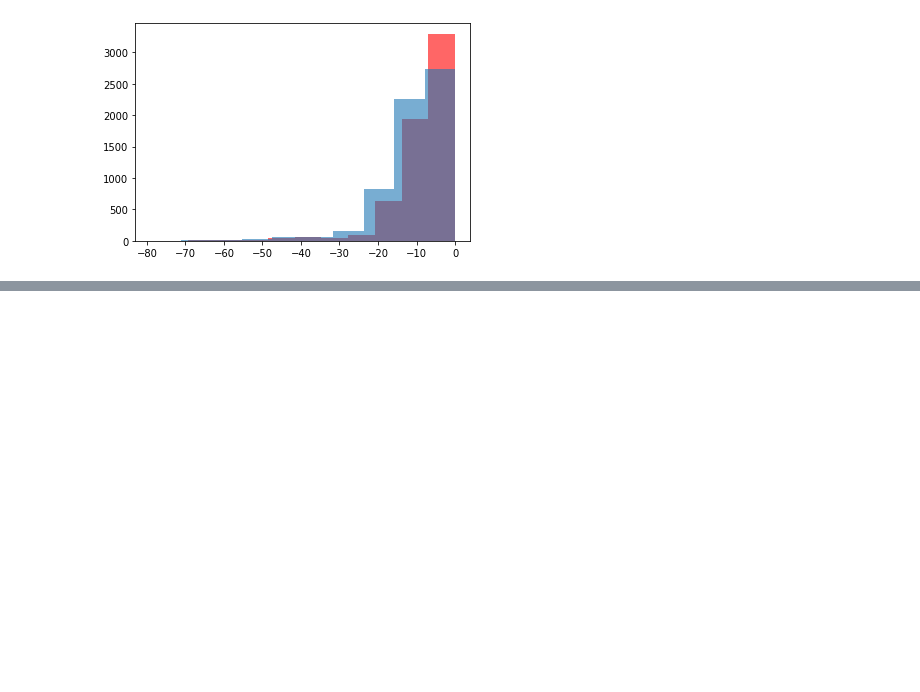
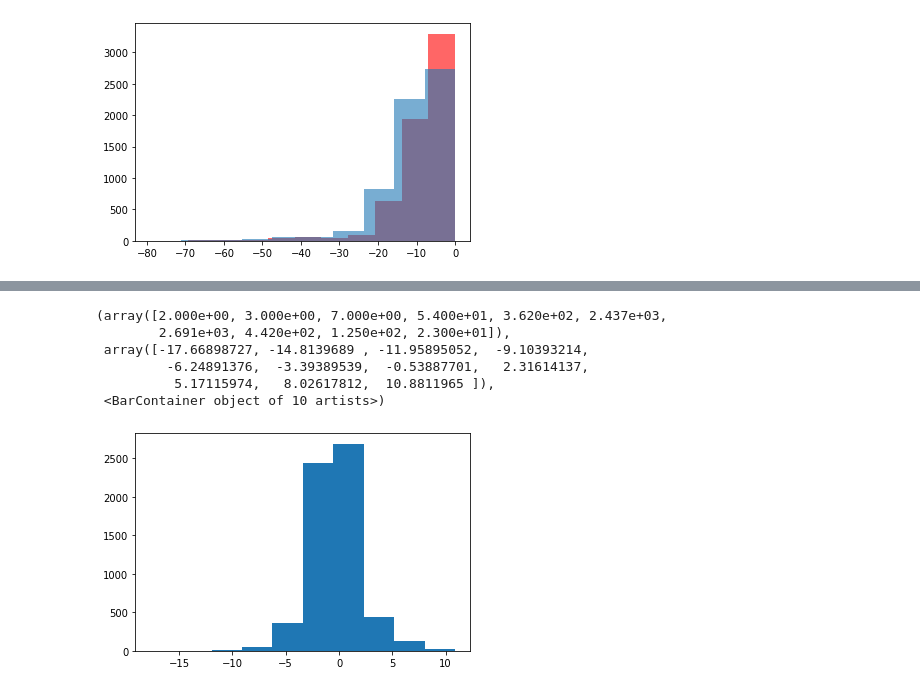
Before and after one commit to alienmist325/TULIP-TCR, a Jupyter notebook: analysis/distribution.ipynb, the cells around one changed output, grey strips where cells are left out. Cells and saved outputs as stored; diff of their text form; code cells hidden in the pictures; blank space fills up the shorter version.

```diff
--- a/analysis/distribution.ipynb
+++ b/analysis/distribution.ipynb
@@ -113,0 +131,10 @@ with(open("TCRs.txt", "w") as file):
+# %%
+plt.hist(mi_scores_b)
+# %% [output]
+(array([2.000e+00, 3.000e+00, 7.000e+00, 5.400e+01, 3.620e+02, 2.437e+03,
+        2.691e+03, 4.420e+02, 1.250e+02, 2.300e+01]),
+ array([-17.66898727, -14.8139689 , -11.95895052,  -9.10393214,
+         -6.24891376,  -3.39389539,  -0.53887701,   2.31614137,
+          5.17115974,   8.02617812,  10.8811965 ]),
+ <BarContainer object of 10 artists>)
+[figure, added]
```
Also changed, not shown: parts of 17 cells of this notebook, 2 other files.
